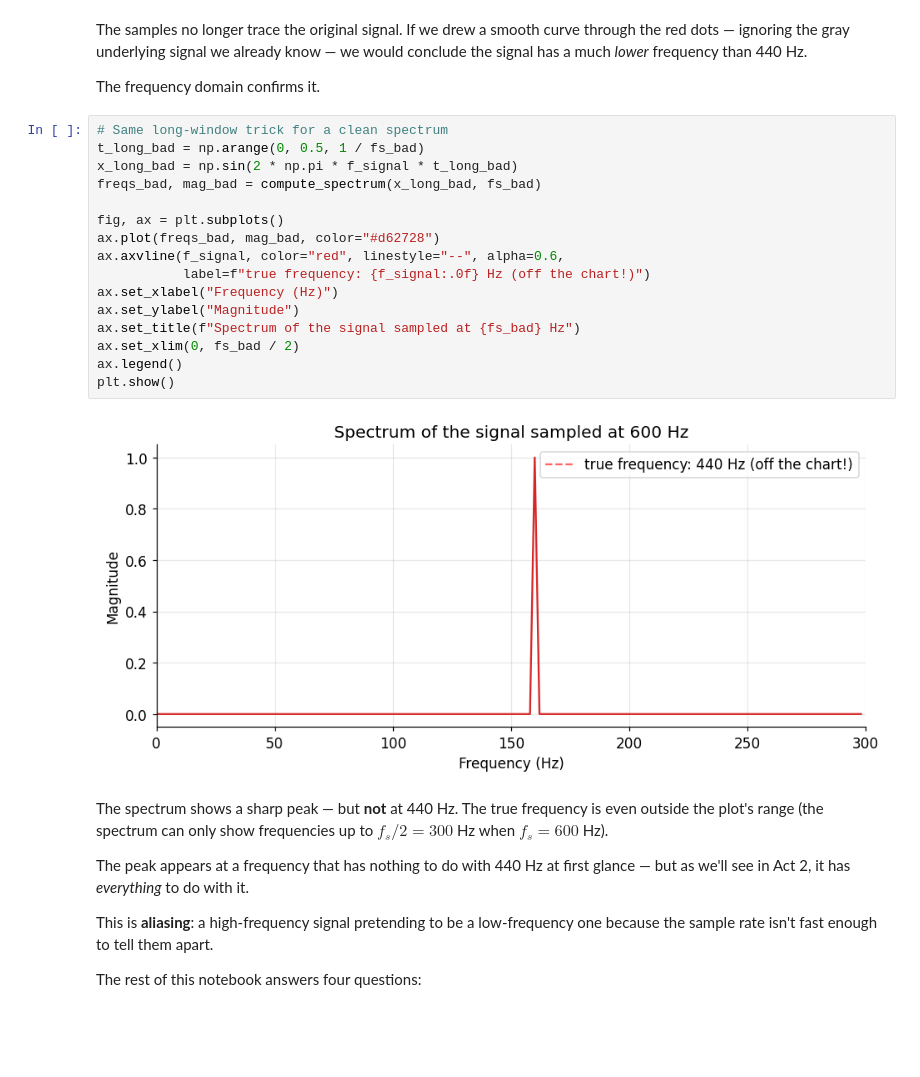
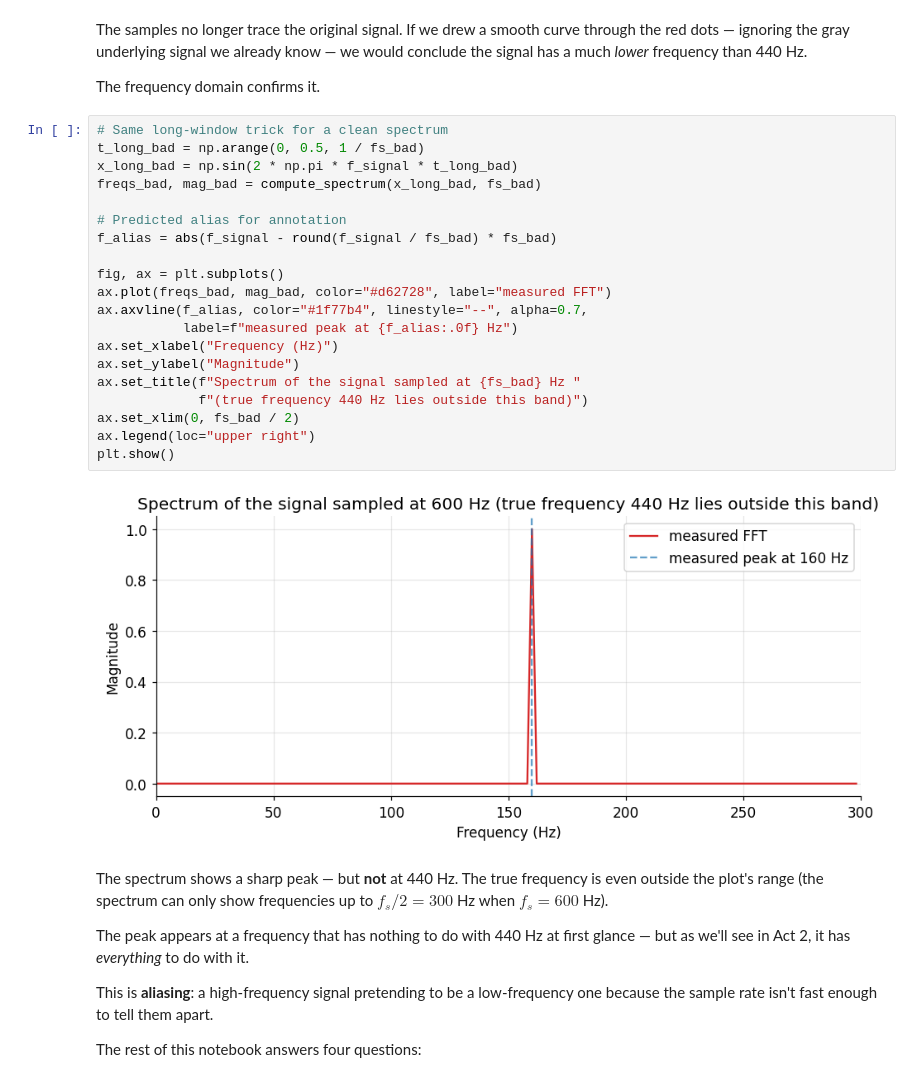
Before and after one commit to Patricia-tech-hub/aliasing-project, a Jupyter notebook: notebook.ipynb, the cells around one changed output. Saved outputs shown, nothing was run; the diff lists cells and outputs as text; blank space fills up the shorter version.

Commit message:
Updated notebook for figures clarity
Co-Authored-By: Claude Sonnet 4.6 <noreply@anthropic.com>

```diff
--- a/notebook.ipynb
+++ b/notebook.ipynb
@@ -156,21 +157,25 @@ The frequency domain confirms it.
 # %%
 # Same long-window trick for a clean spectrum
 t_long_bad = np.arange(0, 0.5, 1 / fs_bad)
 x_long_bad = np.sin(2 * np.pi * f_signal * t_long_bad)
 freqs_bad, mag_bad = compute_spectrum(x_long_bad, fs_bad)
 
+# Predicted alias for annotation
+f_alias = abs(f_signal - round(f_signal / fs_bad) * fs_bad)
+
 fig, ax = plt.subplots()
-ax.plot(freqs_bad, mag_bad, color="#d62728")
-ax.axvline(f_signal, color="red", linestyle="--", alpha=0.6,
-           label=f"true frequency: {f_signal:.0f} Hz (off the chart!)")
+ax.plot(freqs_bad, mag_bad, color="#d62728", label="measured FFT")
+ax.axvline(f_alias, color="#1f77b4", linestyle="--", alpha=0.7,
+           label=f"measured peak at {f_alias:.0f} Hz")
 ax.set_xlabel("Frequency (Hz)")
 ax.set_ylabel("Magnitude")
-ax.set_title(f"Spectrum of the signal sampled at {fs_bad} Hz")
+ax.set_title(f"Spectrum of the signal sampled at {fs_bad} Hz "
+             f"(true frequency 440 Hz lies outside this band)")
 ax.set_xlim(0, fs_bad / 2)
-ax.legend()
+ax.legend(loc="upper right")
 plt.show()
 # %% [output]
-[figure, old version]
+[figure, new version]
 # %% [markdown]
 The spectrum shows a sharp peak — but **not** at 440 Hz. The true frequency
 is even outside the plot's range (the spectrum can only show frequencies up
```
Also changed, not shown: parts of 5 cells of this notebook.
